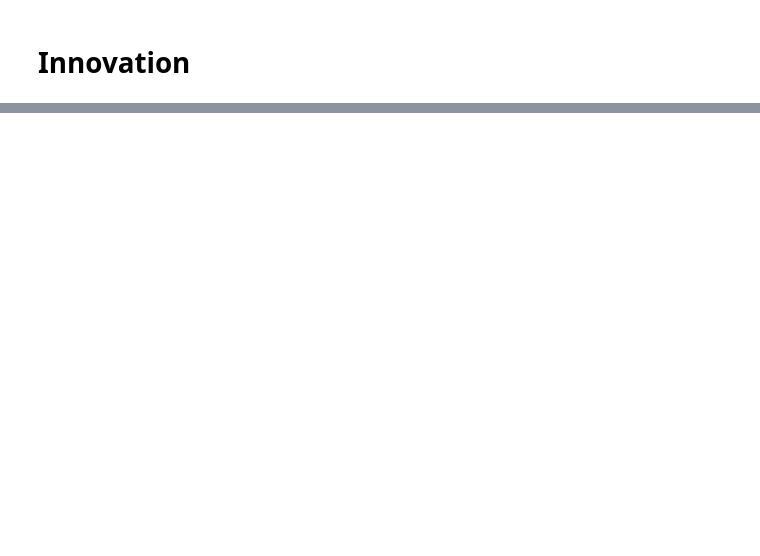
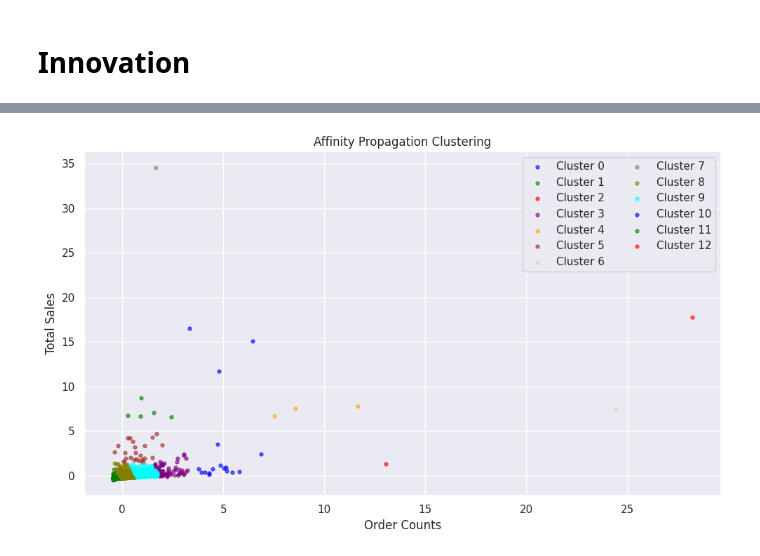
Before and after one commit to ClaireBurcik/DS-340W-Project, a Jupyter notebook: RFM_KMeans_22_07_2023_(1)_(1).ipynb, the cells around one changed output, grey strips where cells are left out. Cells and saved outputs as stored; diff of their text form; code cells hidden in the pictures; blank space fills up the shorter version.

```diff
--- a/RFM_KMeans_22_07_2023_(1)_(1).ipynb
+++ b/RFM_KMeans_22_07_2023_(1)_(1).ipynb
@@ -351,16 +370,0 @@ plt.show()
-# %%
-data_train = list(zip(X_train['InvoiceCounts'], y_train['InvoicePrice']))
-data_test = list(zip(X_test['InvoiceCounts'], y_test['InvoicePrice']))
-data_val = list(zip(X_val['InvoiceCounts'], y_val['InvoicePrice']))
-inertias = []
-
-for i in range(2,11):
-    kmeans = KMeans(n_clusters=i)
-    kmeans.fit(data_train)
-    inertias.append(kmeans.inertia_)
-
-plt.plot(range(2,11), inertias, marker='o')
-plt.title('Elbow method')
-plt.xlabel('Number of clusters')
-plt.ylabel('Inertia')
-plt.show()
@@ -607,0 +380,4 @@ Score of Birch =  0.6472104406200997
+# %%
+data_train = list(zip(X_train['Order Counts'], y_train['Total Sales']))
+data_test = list(zip(X_test['Order Counts'], y_test['Total Sales']))
+data_val = list(zip(X_val['Order Counts'], y_val['Total Sales']))
@@ -662,0 +550,64 @@ plt.show()
+# %%
+def subsample (data):
+  MAX_SAMPLES = 2000
+
+  if len(data) > MAX_SAMPLES:
+      print(f"Dataset too large ({len(data)} samples). Subsampling to {MAX_SAMPLES} for AP clustering...")
+      sample_indices = np.random.choice(len(data), MAX_SAMPLES, replace=False)
+      numerical_data_sample = data[sample_indices].copy()
+  else:
+      numerical_data_sample = data.copy()
+  print(f"Using {len(numerical_data_sample)} samples for clustering")
+  return numerical_data_sample
+
+# Create Model
+ap = AffinityPropagation(
+    random_state=42,
+    damping=0.9,
+    preference=-50,
+    max_iter=100,
+    convergence_iter=10
+)
+
+train_sample =(data_scaled_train)
+test_sample = (data_scaled_test)
+val_sample = (data_scaled_val)
+
+start_time = time.time()
+ap.fit(train_sample)
+y_pred_test = ap.predict(test_sample)
+y_pred_val = ap.predict(val_sample)
+end_time = time.time()
+
+labels = ap.labels_
+cluster_centers_scaled = ap.cluster_centers_
+n_clusters = len(cluster_centers_scaled)
+
+cluster_centers = scaler.inverse_transform(cluster_centers_scaled)
+
+print(f"Number of clusters found: {n_clusters}")
+
+colors = ['blue', 'green', 'red', 'purple', 'orange', 'brown', 'pink', 'gray', 'olive', 'cyan']
+
+fig, ax = plt.subplots(figsize=(10, 6))
+ax.grid(visible=True, zorder=1)
+
+
+for i in range(n_clusters):
+    idx = np.where(labels == i)
+    ax.scatter(train_sample[idx[0], 0],
+               train_sample[idx[0], 1],
+               marker='.',
+               s=50,
+               zorder=3,
+               c=colors[i % len(colors)],
+               alpha=0.6,
+               label=f'Cluster {i}')
+
+plt.xlabel('Order Counts')
+plt.ylabel('Total Sales')
+plt.title(f'Affinity Propagation Clustering')
+plt.legend(loc='best', ncol=2)
+plt.tight_layout()
+plt.show()
+# %% [output]
@@ -662,0 +615 @@ plt.show()
+[figure, added]
```
Also changed, not shown: parts of 109 cells of this notebook.
